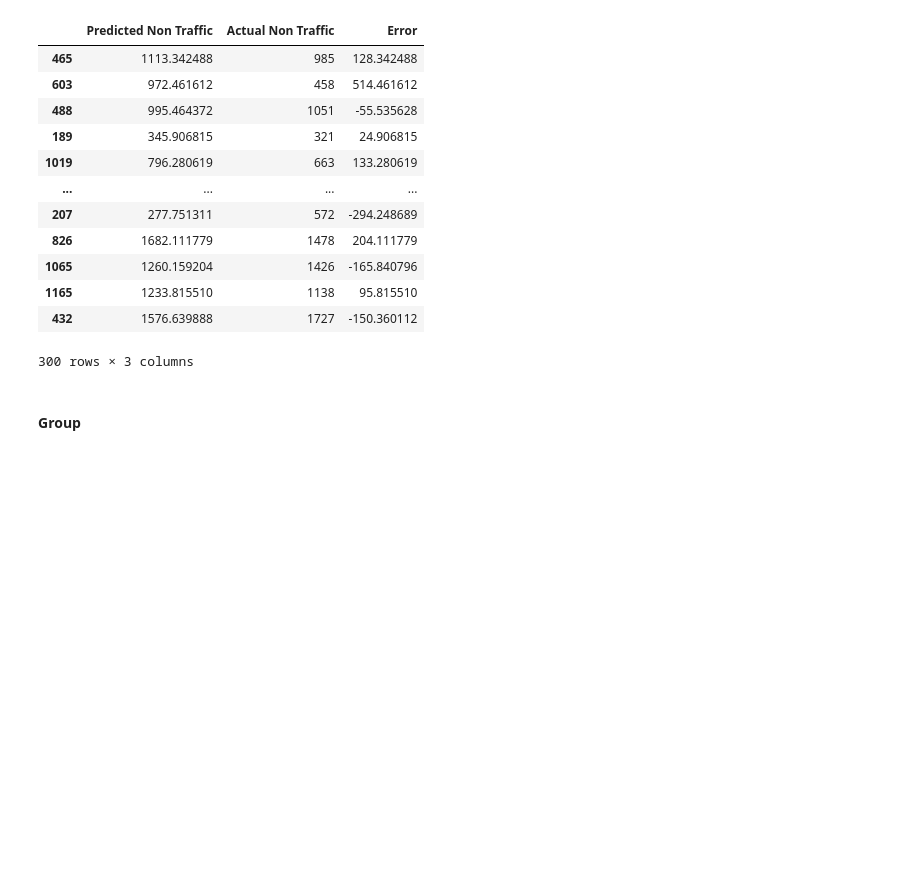
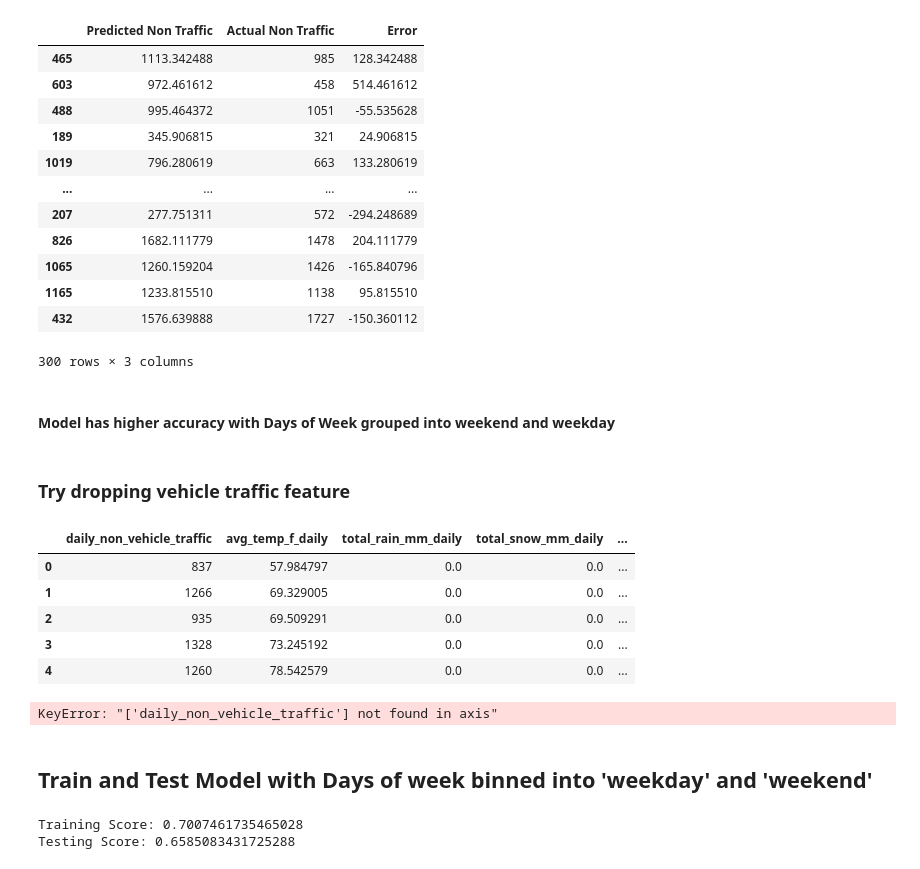
Before and after one commit to mhertel278/Data_Bootcamp_Capstone_Project, a Jupyter notebook: Balaszi_Segment2_MachineLearningModel.ipynb, the cells around one changed output. Cells and saved outputs as stored; diff of their text form; code cells hidden in the pictures; blank space fills up the shorter version.

Commit message:
tested dropping vehicle volume

```diff
--- a/Balaszi_Segment2_MachineLearningModel.ipynb
+++ b/Balaszi_Segment2_MachineLearningModel.ipynb
@@ -661,5 +661,27 @@ pd.DataFrame({"Predicted Non Traffic": y_pred, "Actual Non Traffic": y_test, "Er
 | 1165 | 1233.815510 | 1138 | 95.815510 |
 | 432 | 1576.639888 | 1727 | -150.360112 |
 300 rows × 3 columns
-# %% [markdown]
-#### Group
+# %% [markdown]
+#### Model has higher accuracy with Days of Week grouped into weekend and weekday
+# %% [markdown]
+### Try dropping vehicle traffic feature
+# %%
+mlearning_no_vehicle_df = mlearning_weekday_df.copy()
+mlearning_no_vehicle_df.drop(columns='total_vehicle_volume_daily', inplace=True)
+mlearning_no_vehicle_df.head()
+# %% [output]
+|  | daily_non_vehicle_traffic | avg_temp_f_daily | total_rain_mm_daily | total_snow_mm_daily | ... |
+| 0 | 837 | 57.984797 | 0.0 | 0.0 | ... |
+| 1 | 1266 | 69.329005 | 0.0 | 0.0 | ... |
+| 2 | 935 | 69.509291 | 0.0 | 0.0 | ... |
+| 3 | 1328 | 73.245192 | 0.0 | 0.0 | ... |
+| 4 | 1260 | 78.542579 | 0.0 | 0.0 | ... |
+# %%
+# Creating linear regression
+# Assigning y to target variable (daily_non_vehicle_traffic) and other variables to X
+X = mlearning_no_vehicle_df.drop(columns="daily_non_vehicle_traffic")
+y = mlearning_no_vehicle_df["daily_non_vehicle_traffic"]
+# %% [output]
+KeyError: "['daily_non_vehicle_traffic'] not found in axis"
+# %% [markdown]
+## Train and Test Model with Days of week binned into 'weekday' and 'weekend'
@@ -665,0 +695,15 @@ pd.DataFrame({"Predicted Non Traffic": y_pred, "Actual Non Traffic": y_test, "Er
+# %%
+# Fit the model to the training data, and calculate the scores for the training and testing data.
+
+### BEGIN SOLUTION
+model.fit(X_train, y_train)
+training_score = model.score(X_train, y_train)
+testing_score = model.score(X_test, y_test)
+
+### END SOLUTION
+
+print(f"Training Score: {training_score}")
+print(f"Testing Score: {testing_score}")
+# %% [output]
+Training Score: 0.7007461735465028
+Testing Score: 0.6585083431725288
```
Also changed, not shown: parts of 4 cells of this notebook.
